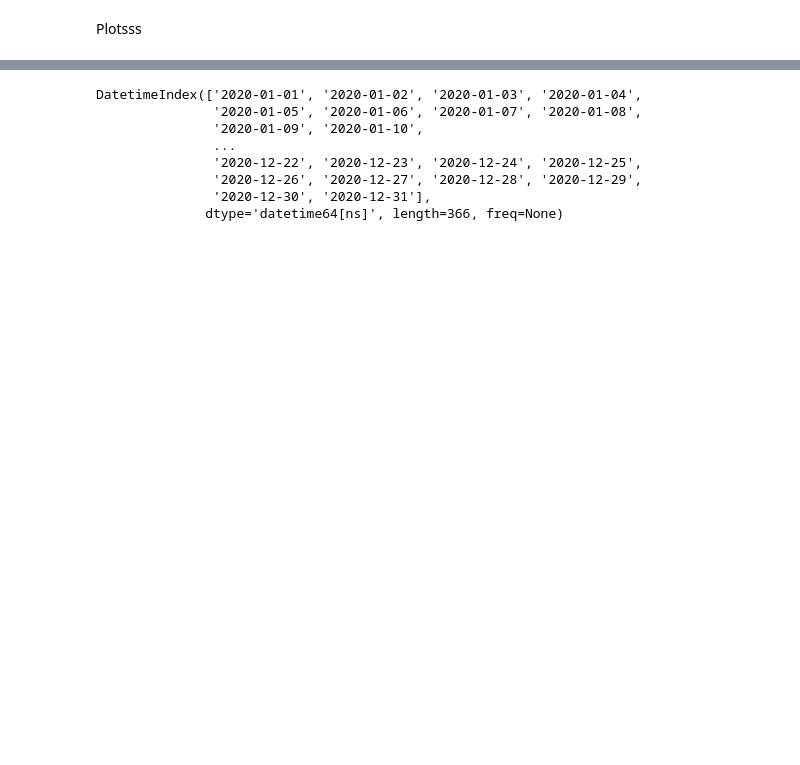
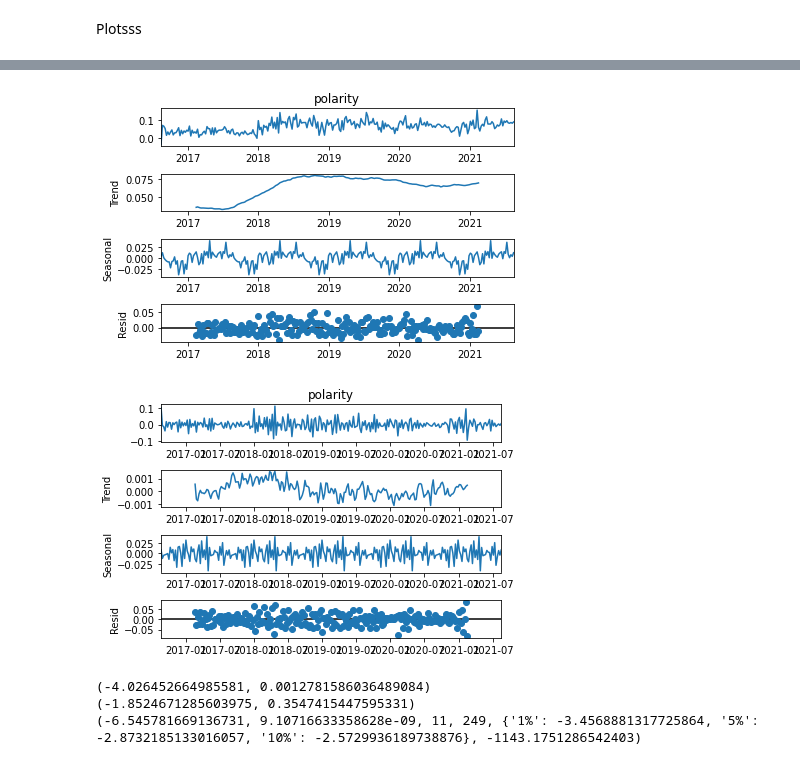
Before and after one commit to JulienF-Q/PBHLTH132, a Jupyter notebook: ph_notebook.ipynb, the cells around one changed output, grey strips where cells are left out. Saved outputs shown, nothing was run; the diff lists cells and outputs as text; code cells hidden in the pictures; blank space fills up the shorter version.

```diff
--- a/ph_notebook.ipynb
+++ b/ph_notebook.ipynb
@@ -103,11 +93,18 @@ plot_df(data_per_day.groupby(data_per_day.index.weekday).mean(), 'per day of wee
-# %%
-month_day_uniques
-# %% [output]
-DatetimeIndex(['2020-01-01', '2020-01-02', '2020-01-03', '2020-01-04',
-               '2020-01-05', '2020-01-06', '2020-01-07', '2020-01-08',
-               '2020-01-09', '2020-01-10',
-               ...
-               '2020-12-22', '2020-12-23', '2020-12-24', '2020-12-25',
-               '2020-12-26', '2020-12-27', '2020-12-28', '2020-12-29',
-               '2020-12-30', '2020-12-31'],
-              dtype='datetime64[ns]', length=366, freq=None)
+# %%
+data_per_week = data_per_day.groupby(pd.Grouper(key = "day", freq="W-MON")).mean()
+# %%
+seasonal_decompose(data_per_week.polarity, model='additive').plot()
+plt.show()
+seasonal_decompose(data_per_week.polarity.diff()[1:], model='additive').plot()
+plt.show()
+# %% [output]
+[figure, added]
+[figure, added]
+# %%
+print(adfuller(data_per_day.polarity)[:2])
+print(adfuller(data_per_week.polarity)[:2])
+print(adfuller(data_per_week.polarity.diff()[1:]))
+# %% [output]
+(-4.026452664985581, 0.0012781586036489084)
+(-1.8524671285603975, 0.3547415447595331)
+(-6.545781669136731, 9.10716633358628e-09, 11, 249, {'1%': -3.4568881317725864, '5%': -2.8732185133016057, '10%': -2.5729936189738876}, -1143.1751286542403)
```
Also changed, not shown: parts of 12 cells of this notebook.
